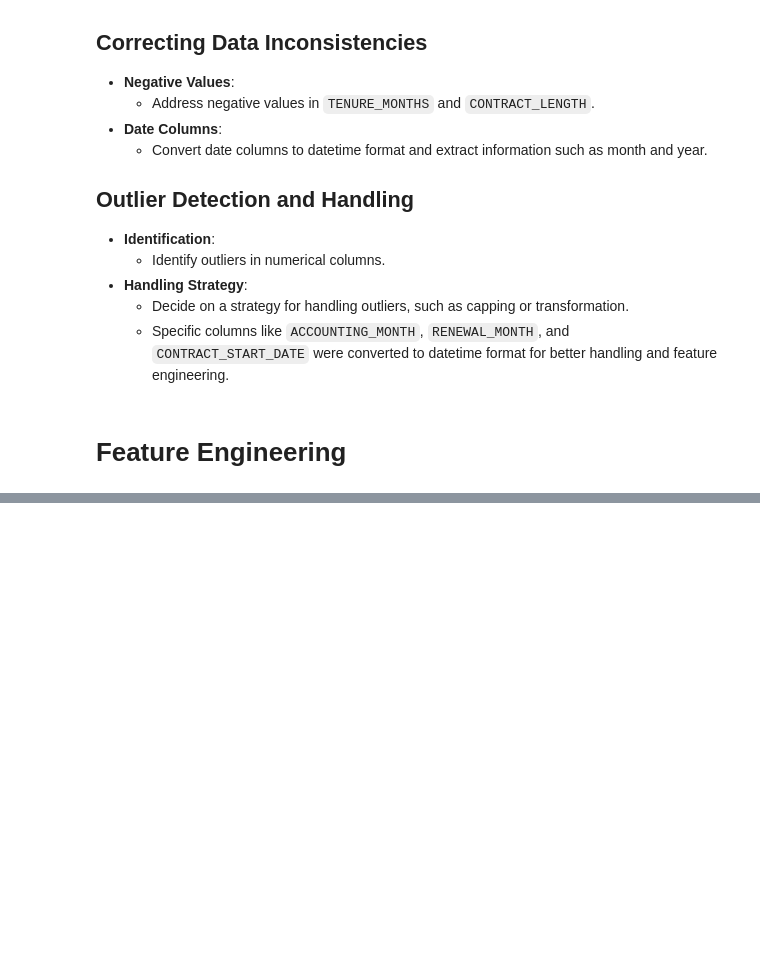
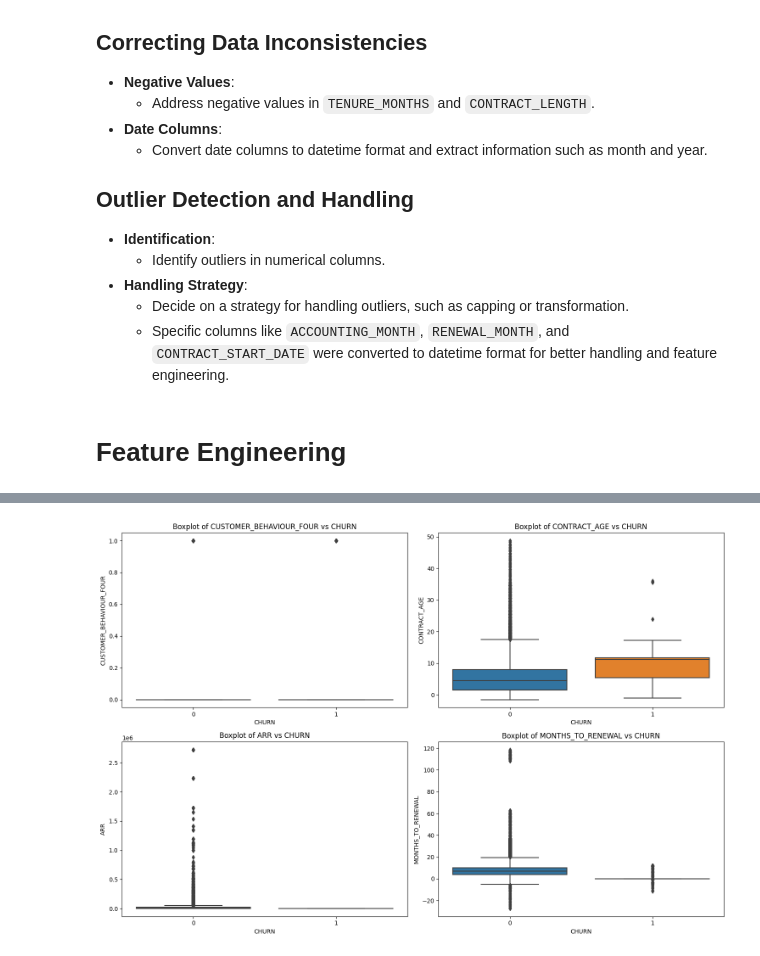
Before and after one commit to ot-babs/MLE-Churn_Prediction, a Jupyter notebook: churn_predicition.ipynb, the cells around one changed output, grey strips where cells are left out. Cells and saved outputs as stored; diff of their text form; code cells hidden in the pictures; blank space fills up the shorter version.

```diff
--- a/churn_predicition.ipynb
+++ b/churn_predicition.ipynb
@@ -141,0 +294,21 @@ dataset.head()
+# %%
+# Visualizing some key features against CHURN
+
+# Selecting a few key features for visualization based on their correlations
+features_to_visualize = ['CUSTOMER_BEHAVIOUR_FOUR', 'CONTRACT_AGE', 'ARR', 'MONTHS_TO_RENEWAL']
+
+# Setting up the plot
+fig, axes = plt.subplots(nrows=2, ncols=2, figsize=(15, 10))
+axes = axes.flatten()
+
+# Plotting each feature
+for i, feature in enumerate(features_to_visualize):
+    sns.boxplot(x='CHURN', y=feature, data=dataset, ax=axes[i])
+    axes[i].set_title(f'Boxplot of {feature} vs CHURN')
+    axes[i].set_ylabel(feature)
+    axes[i].set_xlabel('CHURN')
+
+plt.tight_layout()
+plt.show()
+# %% [output]
+[figure, added]
```
Also changed, not shown: parts of 11 cells of this notebook.
